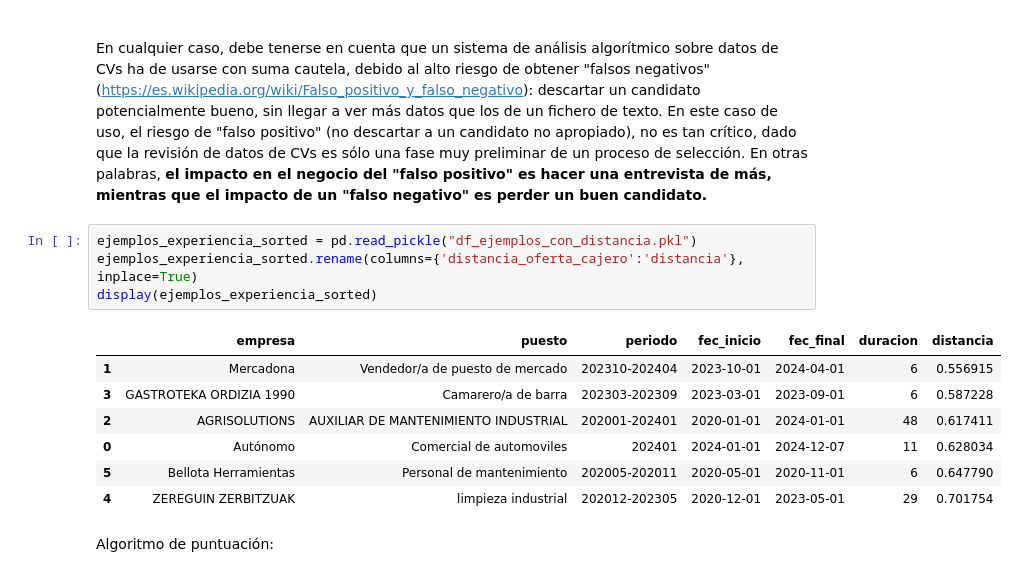
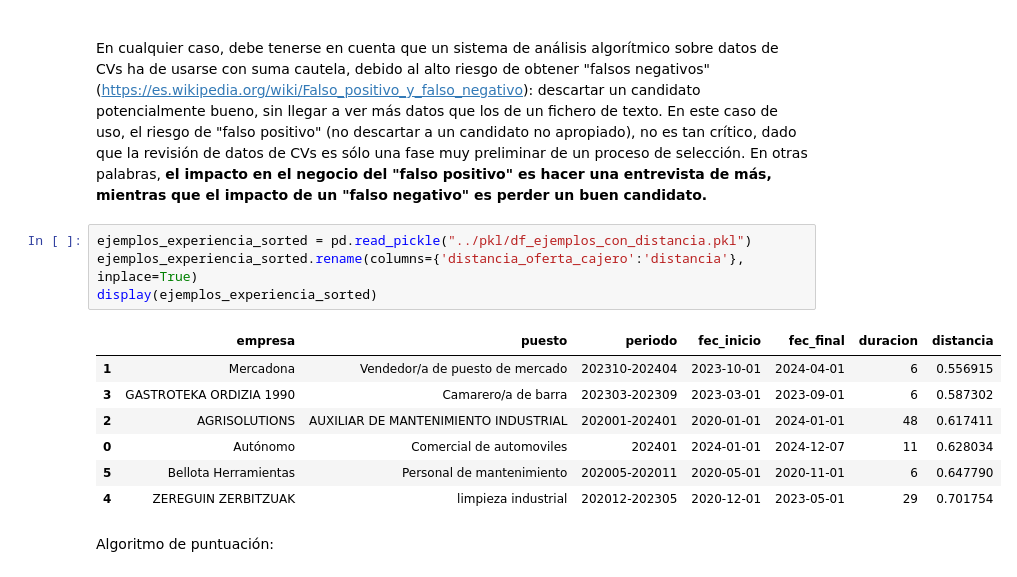
Before and after one commit to reddgr/procesador-de-curriculos-cv, a Jupyter notebook: notebooks/02-puntuacion-de-cv-con-embeddings.ipynb, the cells around one changed output. Saved outputs shown, nothing was run; the diff lists cells and outputs as text.

```diff
--- a/puntuacion-de-cv-con-embeddings.ipynb
+++ b/notebooks/02-puntuacion-de-cv-con-embeddings.ipynb
@@ -162,13 +159,13 @@ Experimentando con múltiples ficheros de datos, podríamos llegar a refinar una
 
 <br>En cualquier caso, debe tenerse en cuenta que un sistema de análisis algorítmico sobre datos de CVs ha de usarse con suma cautela, debido al alto riesgo de obtener "falsos negativos" (https://es.wikipedia.org/wiki/Falso_positivo_y_falso_negativo): descartar un candidato potencialmente bueno, sin llegar a ver más datos que los de un fichero de texto. En este caso de uso, el riesgo de "falso positivo" (no descartar a un candidato no apropiado), no es tan crítico, dado que la revisión de datos de CVs es sólo una fase muy preliminar de un proceso de selección. En otras palabras, **el impacto en el negocio del "falso positivo" es hacer una entrevista de más, mientras que el impacto de un "falso negativo" es perder un buen candidato.**
 # %%
-ejemplos_experiencia_sorted = pd.read_pickle("df_ejemplos_con_distancia.pkl")
+ejemplos_experiencia_sorted = pd.read_pickle("../pkl/df_ejemplos_con_distancia.pkl")
 ejemplos_experiencia_sorted.rename(columns={'distancia_oferta_cajero':'distancia'}, inplace=True)
 display(ejemplos_experiencia_sorted)
 # %% [output]
 |  | empresa | puesto | periodo | fec_inicio | fec_final | duracion | distancia |
 | 1 | Mercadona | Vendedor/a de puesto de mercado | 202310-202404 | 2023-10-01 | 2024-04-01 | 6 | 0.556915 |
-| 3 | GASTROTEKA ORDIZIA 1990 | Camarero/a de barra | 202303-202309 | 2023-03-01 | 2023-09-01 | 6 | 0.587228 |
+| 3 | GASTROTEKA ORDIZIA 1990 | Camarero/a de barra | 202303-202309 | 2023-03-01 | 2023-09-01 | 6 | 0.587302 |
 | 2 | AGRISOLUTIONS | AUXILIAR DE MANTENIMIENTO INDUSTRIAL | 202001-202401 | 2020-01-01 | 2024-01-01 | 48 | 0.617411 |
 | 0 | Autónomo | Comercial de automoviles | 202401 | 2024-01-01 | 2024-12-07 | 11 | 0.628034 |
 | 5 | Bellota Herramientas | Personal de mantenimiento | 202005-202011 | 2020-05-01 | 2020-11-01 | 6 | 0.647790 |
```
Also changed, not shown: parts of 16 cells of this notebook, 6 other files.
